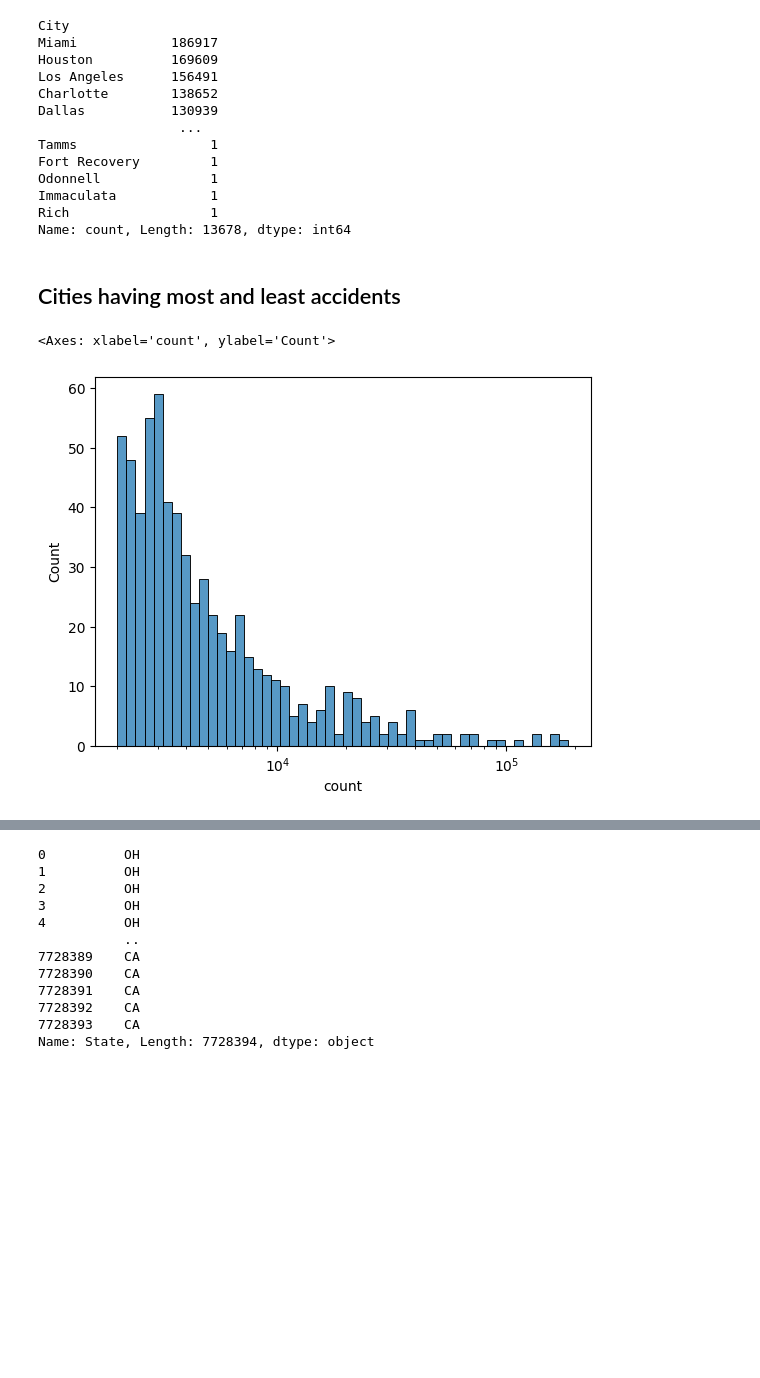
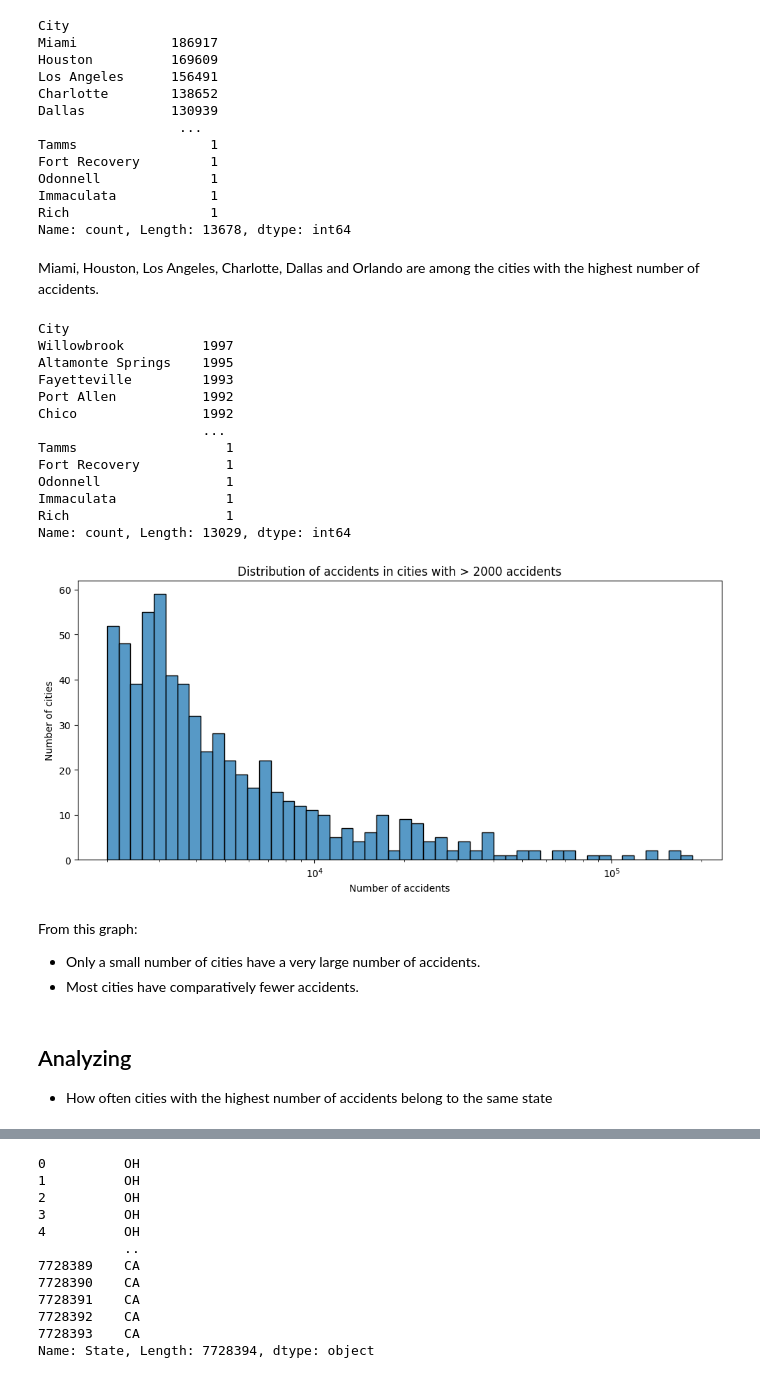
Before and after one commit to Sadam-Alvi/USA-Accidents-Data-Analysis, a Jupyter notebook: app.ipynb, the cells around one changed output, grey strips where cells are left out. Cells and saved outputs as stored; diff of their text form; code cells hidden in the pictures; blank space fills up the shorter version.

```diff
--- a/app.ipynb
+++ b/app.ipynb
@@ -158,14 +154,41 @@ Odonnell              1
 Immaculata            1
 Rich                  1
 Name: count, Length: 13678, dtype: int64
-# %% [markdown]
-## Cities having most and least accidents
+# %% [markdown]
+Miami, Houston, Los Angeles, Charlotte, Dallas and Orlando are among the cities with the highest number of accidents.
 # %%
-city_most_accidents = acc_city[acc_city>2000]
+city_most_accidents = acc_city[acc_city>2000] #calculating cities having most accidents
 (len(city_most_accidents)/len(df["City"]))
-cities_least_accidents = acc_city[acc_city<=2000]
+cities_least_accidents = acc_city[acc_city<=2000] #calculating cities having least accidents
+cities_least_accidents
+# %% [output]
+City
+Willowbrook          1997
+Altamonte Springs    1995
+Fayetteville         1993
+Port Allen           1992
+Chico                1992
+                     ...
+Tamms                   1
+Fort Recovery           1
+Odonnell                1
+Immaculata              1
+Rich                    1
+Name: count, Length: 13029, dtype: int64
 # %%
-sns.histplot(city_most_accidents,bins=50,log_scale=True)
+plt.figure(figsize=(10, 5))
+sns.histplot(city_most_accidents, bins=50, log_scale=True)
+plt.title("Distribution of accidents in cities with > 2000 accidents")
+plt.xlabel("Number of accidents")
+plt.ylabel("Number of cities")
+plt.tight_layout()
+plt.show()
 # %% [output]
-<Axes: xlabel='count', ylabel='Count'>
-[figure, old version]
+[figure, new version]
+# %% [markdown]
+From this graph:
+- Only a small number of cities have a very large number of accidents.
+- Most cities have comparatively fewer accidents.
+# %% [markdown]
+## Analyzing
+- How often cities with the highest number of accidents belong to the same state
```
Also changed, not shown: parts of 48 cells of this notebook.
